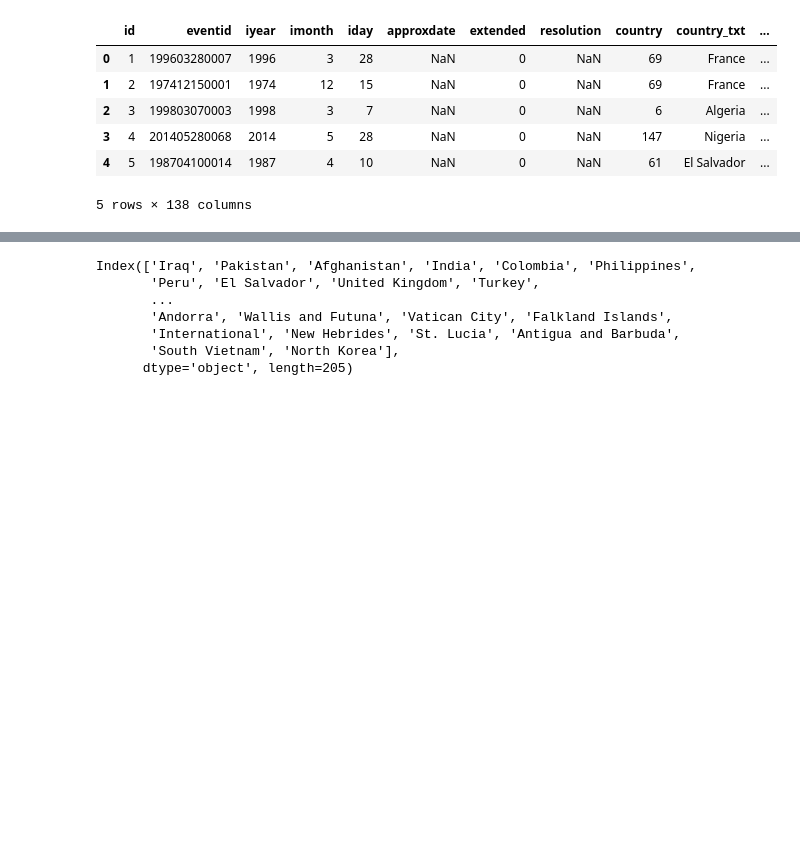
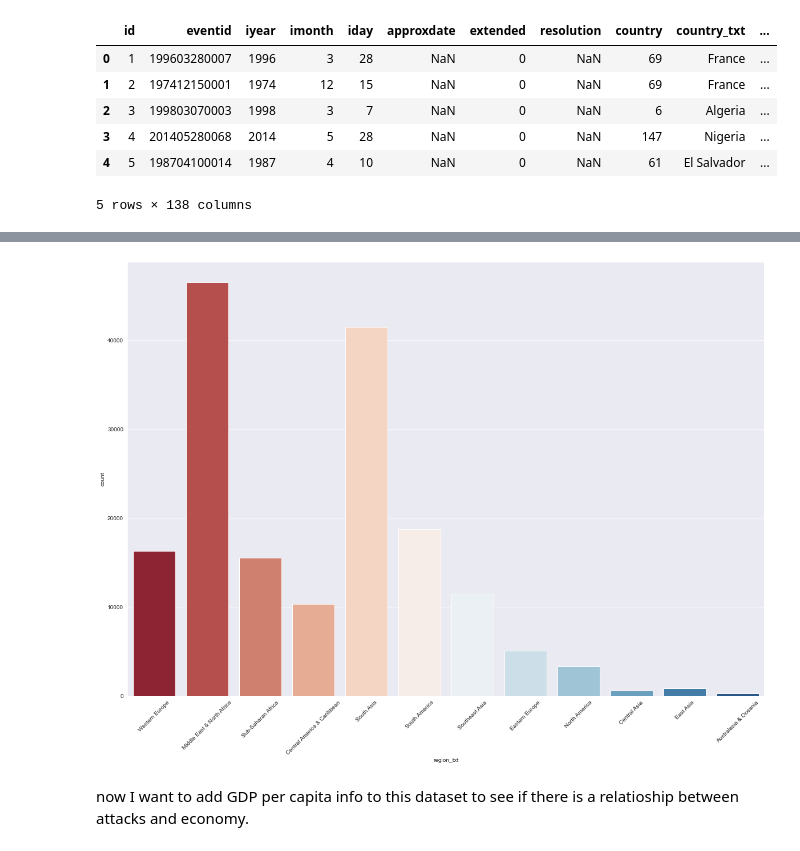
Before and after one commit to mehmetsar/challenges, a Jupyter notebook: Global.ipynb, the cells around one changed output, grey strips where cells are left out. Drawn from its saved outputs; the diff is of its cells as text; code cells hidden in the pictures; blank space fills up the shorter version.

```diff
--- a/Global.ipynb
+++ b/Global.ipynb
@@ -32,10 +72,9 @@ sns.scatterplot(x=df2.country_txt, y=df2.iyear)
 # %%
-df2.country_txt.value_counts().index
+sns.set_style(style="darkgrid")
+plt.figure(figsize=(20,14))
+sns.countplot(x = df2.region_txt,palette="RdBu")
+plt.xticks(rotation=45);
 # %% [output]
-Index(['Iraq', 'Pakistan', 'Afghanistan', 'India', 'Colombia', 'Philippines',
-       'Peru', 'El Salvador', 'United Kingdom', 'Turkey',
-       ...
-       'Andorra', 'Wallis and Futuna', 'Vatican City', 'Falkland Islands',
-       'International', 'New Hebrides', 'St. Lucia', 'Antigua and Barbuda',
-       'South Vietnam', 'North Korea'],
-      dtype='object', length=205)
+[figure, added]
+# %% [markdown]
+now I want to add GDP per capita info to this dataset to see if there is a relatioship between attacks and economy.
```
Also changed, not shown: parts of 19 cells of this notebook.
